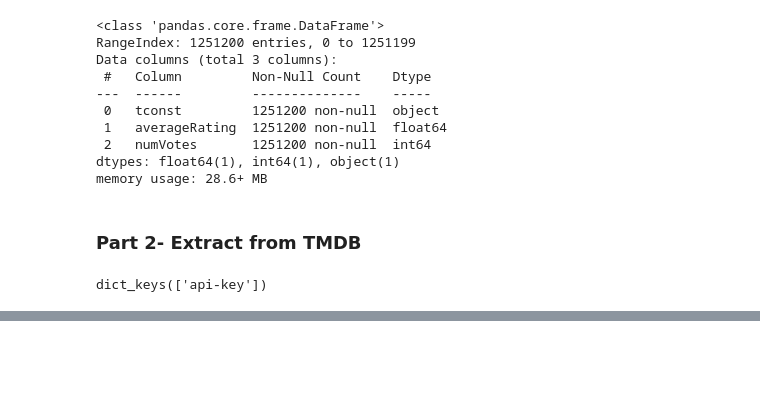
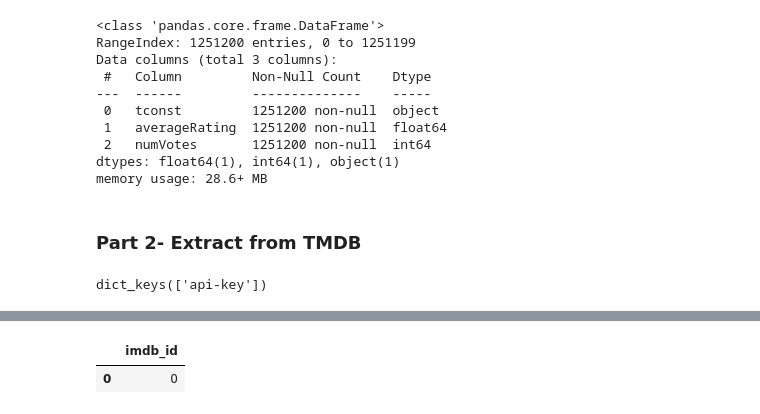
Before and after one commit to LauraDimaria/CD--Project-3-IMDB-, a Jupyter notebook: Project 3- IMDB.ipynb, the cells around one changed output, grey strips where cells are left out. Cells and saved outputs as stored; diff of their text form; code cells hidden in the pictures; blank space fills up the shorter version.

```diff
--- a/Project 3- IMDB.ipynb
+++ b/Project 3- IMDB.ipynb
@@ -322,0 +287,6 @@ NameError: name 'final_year_df' is not defined
+# %%
+tmdb_results_2000 = pd.read_csv('/Users/lauradimaria/Desktop/GitHub/CD--Project-3-IMDB-/Data/final_tmdb_data_2000.csv.gz')
+tmdb_results_2000.head()
+# %% [output]
+|  | imdb_id |
+| 0 | 0 |
```
Also changed, not shown: parts of 9 cells of this notebook, 3 other files.
